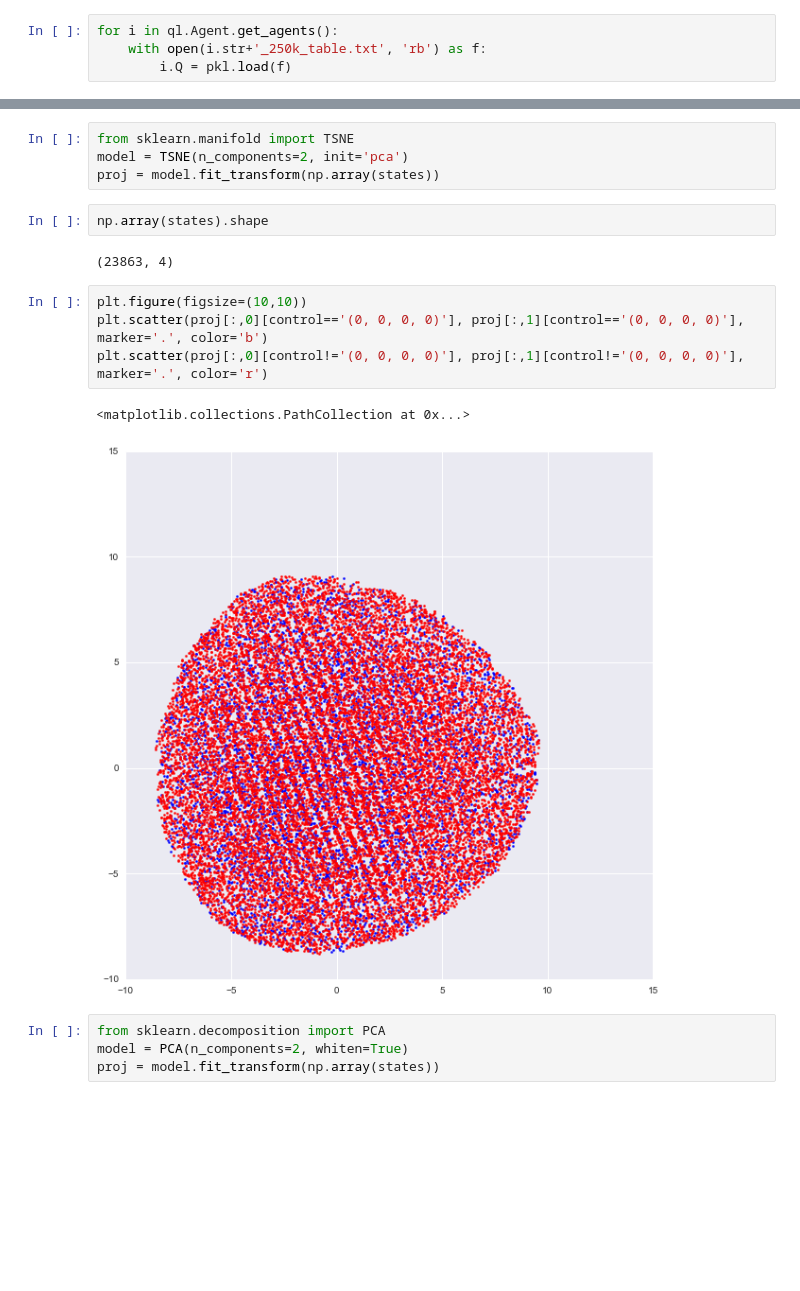
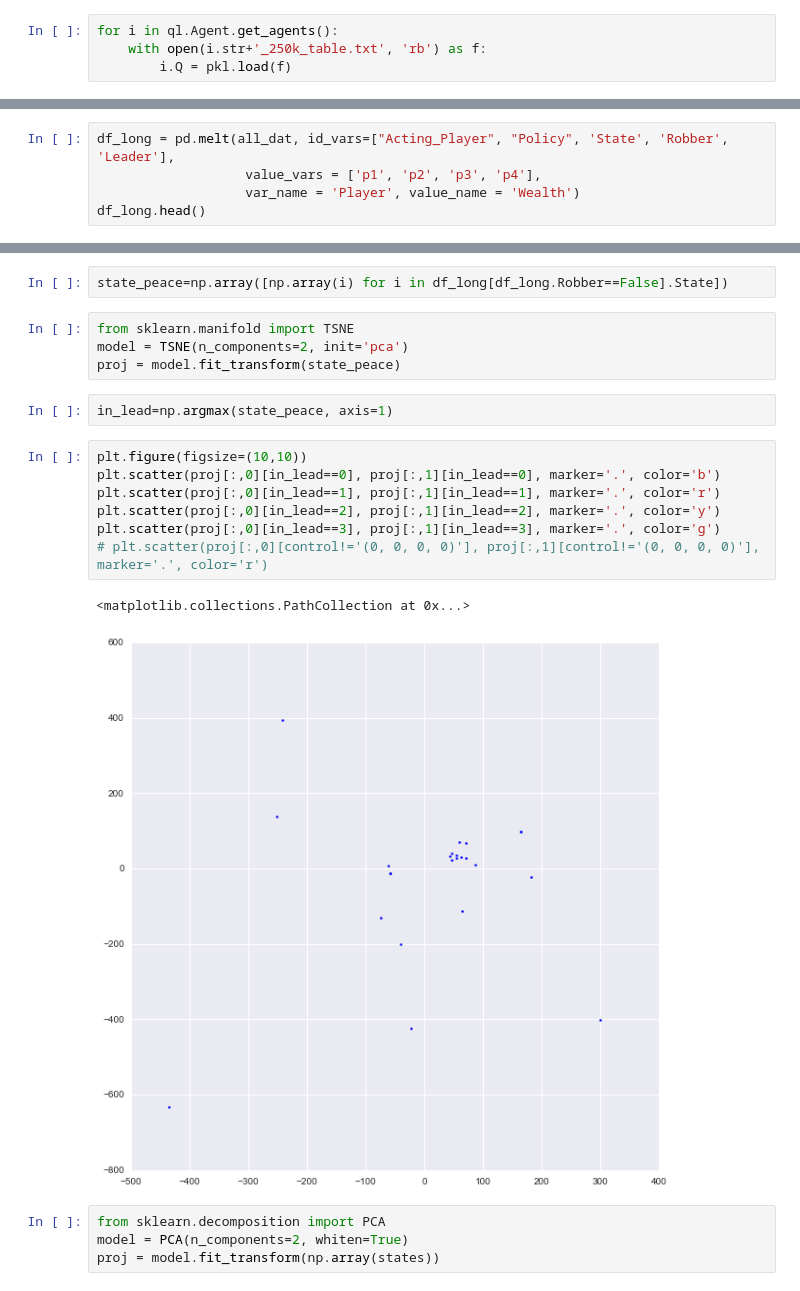
Before and after one commit to rtbs-dev/PyQNim, a Jupyter notebook: robber/robbery_q.ipynb, the cells around one changed output, grey strips where cells are left out. Cells and saved outputs as stored; diff of their text form; blank space fills up the shorter version.

```diff
--- a/robber/robbery_q.ipynb
+++ b/robber/robbery_q.ipynb
@@ -246,0 +390,5 @@ wealth_dist_act(q2)
+# %%
+df_long = pd.melt(all_dat, id_vars=["Acting_Player", "Policy", 'State', 'Robber', 'Leader'],
+                   value_vars = ['p1', 'p2', 'p3', 'p4'],
+                   var_name = 'Player', value_name = 'Wealth')
+df_long.head()
@@ -247,18 +421,21 @@ wealth_dist_act(q2)
+# %%
+state_peace=np.array([np.array(i) for i in df_long[df_long.Robber==False].State])
 # %%
 from sklearn.manifold import TSNE
 model = TSNE(n_components=2, init='pca')
-proj = model.fit_transform(np.array(states))
+proj = model.fit_transform(state_peace)
-# %%
-np.array(states).shape
-# %% [output]
-(23863, 4)
+# %%
+in_lead=np.argmax(state_peace, axis=1)
 # %%
 plt.figure(figsize=(10,10))
-plt.scatter(proj[:,0][control=='(0, 0, 0, 0)'], proj[:,1][control=='(0, 0, 0, 0)'], marker='.', color='b')
-plt.scatter(proj[:,0][control!='(0, 0, 0, 0)'], proj[:,1][control!='(0, 0, 0, 0)'], marker='.', color='r')
+plt.scatter(proj[:,0][in_lead==0], proj[:,1][in_lead==0], marker='.', color='b')
+plt.scatter(proj[:,0][in_lead==1], proj[:,1][in_lead==1], marker='.', color='r')
+plt.scatter(proj[:,0][in_lead==2], proj[:,1][in_lead==2], marker='.', color='y')
+plt.scatter(proj[:,0][in_lead==3], proj[:,1][in_lead==3], marker='.', color='g')
+# plt.scatter(proj[:,0][control!='(0, 0, 0, 0)'], proj[:,1][control!='(0, 0, 0, 0)'], marker='.', color='r')
 # %% [output]
 <matplotlib.collections.PathCollection at 0x...>
-[figure, old version]
+[figure, new version]
 # %%
 from sklearn.decomposition import PCA
 model = PCA(n_components=2, whiten=True)
```
Also changed, not shown: parts of 31 cells of this notebook, 3 other files.
